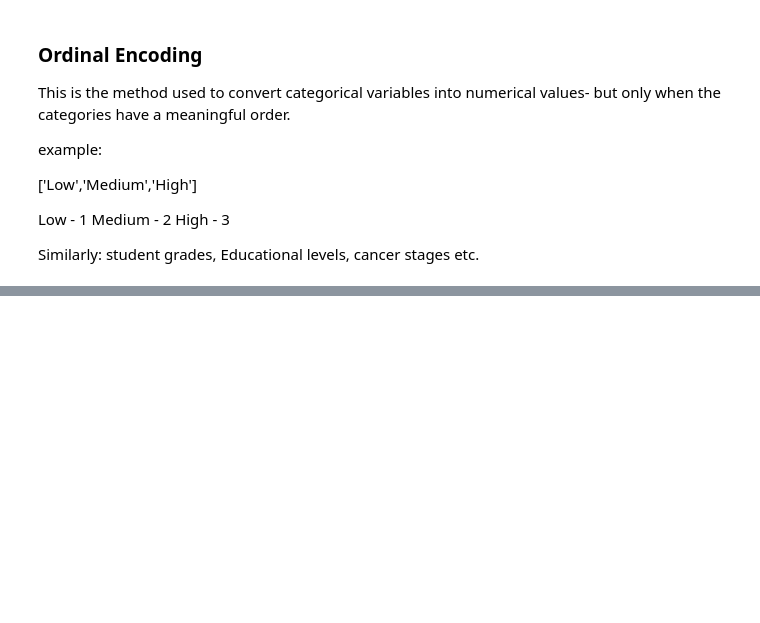
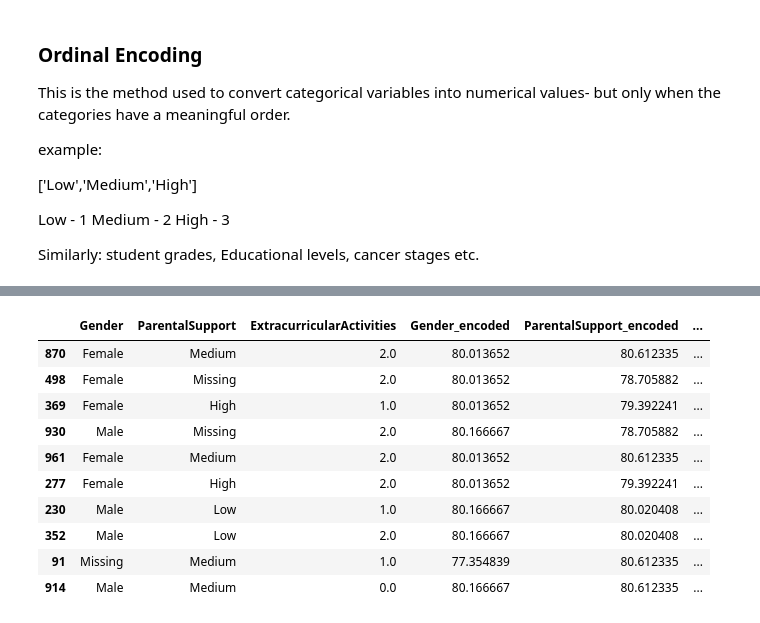
Before and after one commit to ChiranjeeviChennoju/Feature_engineering, a Jupyter notebook: Categorical_encoding/Categorical_encoding.ipynb, the cells around one changed output, grey strips where cells are left out. Saved outputs shown, nothing was run; the diff lists cells and outputs as text; code cells hidden in the pictures; blank space fills up the shorter version.

```diff
--- a/Categorical_encoding/Categorical_encoding.ipynb
+++ b/Categorical_encoding/Categorical_encoding.ipynb
@@ -724,0 +1115,14 @@ Similarly: student grades, Educational levels, cancer stages etc.
+# %%
+X_test.head(10)
+# %% [output]
+|  | Gender | ParentalSupport | ExtracurricularActivities | Gender_encoded | ParentalSupport_encoded | ... |
+| 870 | Female | Medium | 2.0 | 80.013652 | 80.612335 | ... |
+| 498 | Female | Missing | 2.0 | 80.013652 | 78.705882 | ... |
+| 369 | Female | High | 1.0 | 80.013652 | 79.392241 | ... |
+| 930 | Male | Missing | 2.0 | 80.166667 | 78.705882 | ... |
+| 961 | Female | Medium | 2.0 | 80.013652 | 80.612335 | ... |
+| 277 | Female | High | 2.0 | 80.013652 | 79.392241 | ... |
+| 230 | Male | Low | 1.0 | 80.166667 | 80.020408 | ... |
+| 352 | Male | Low | 2.0 | 80.166667 | 80.020408 | ... |
+| 91 | Missing | Medium | 1.0 | 77.354839 | 80.612335 | ... |
+| 914 | Male | Medium | 0.0 | 80.166667 | 80.612335 | ... |
```
Also changed, not shown: parts of 25 cells of this notebook.
